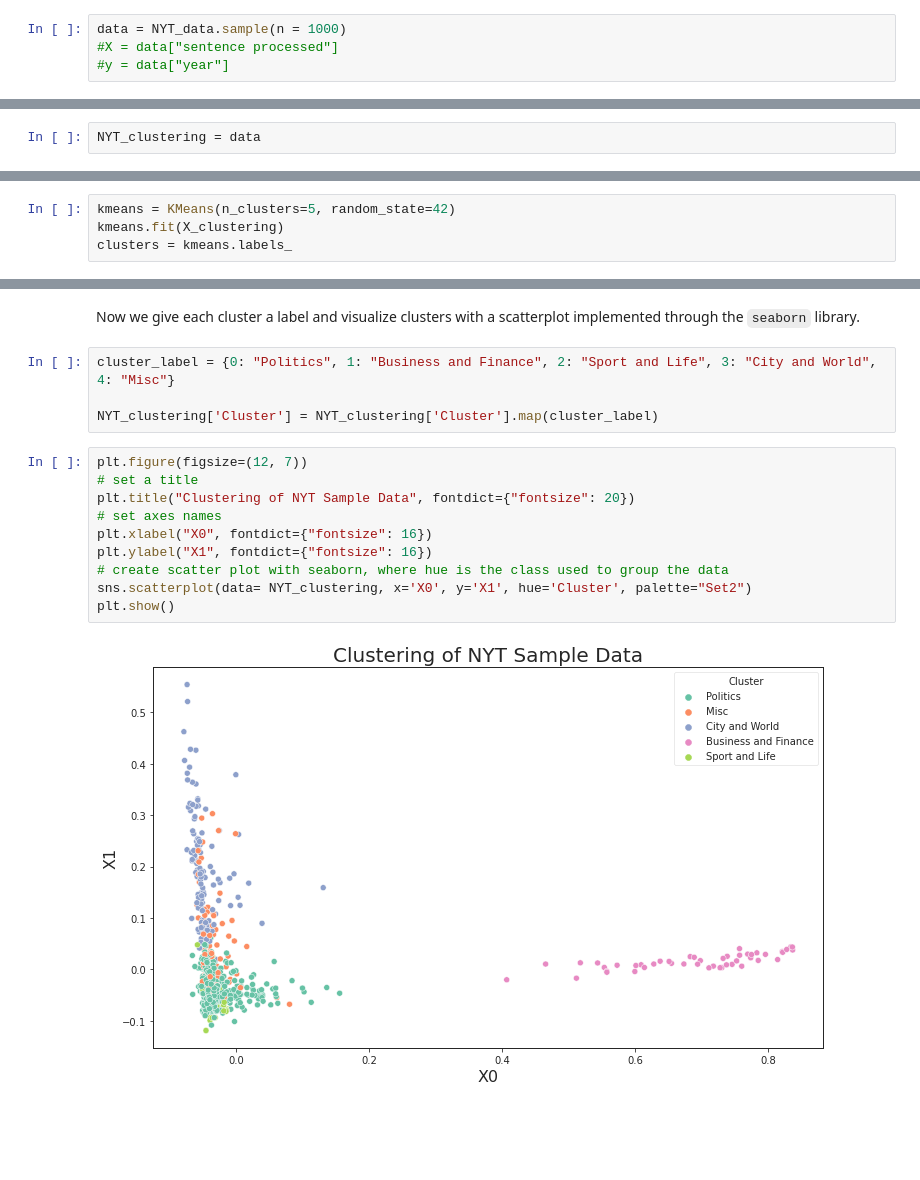
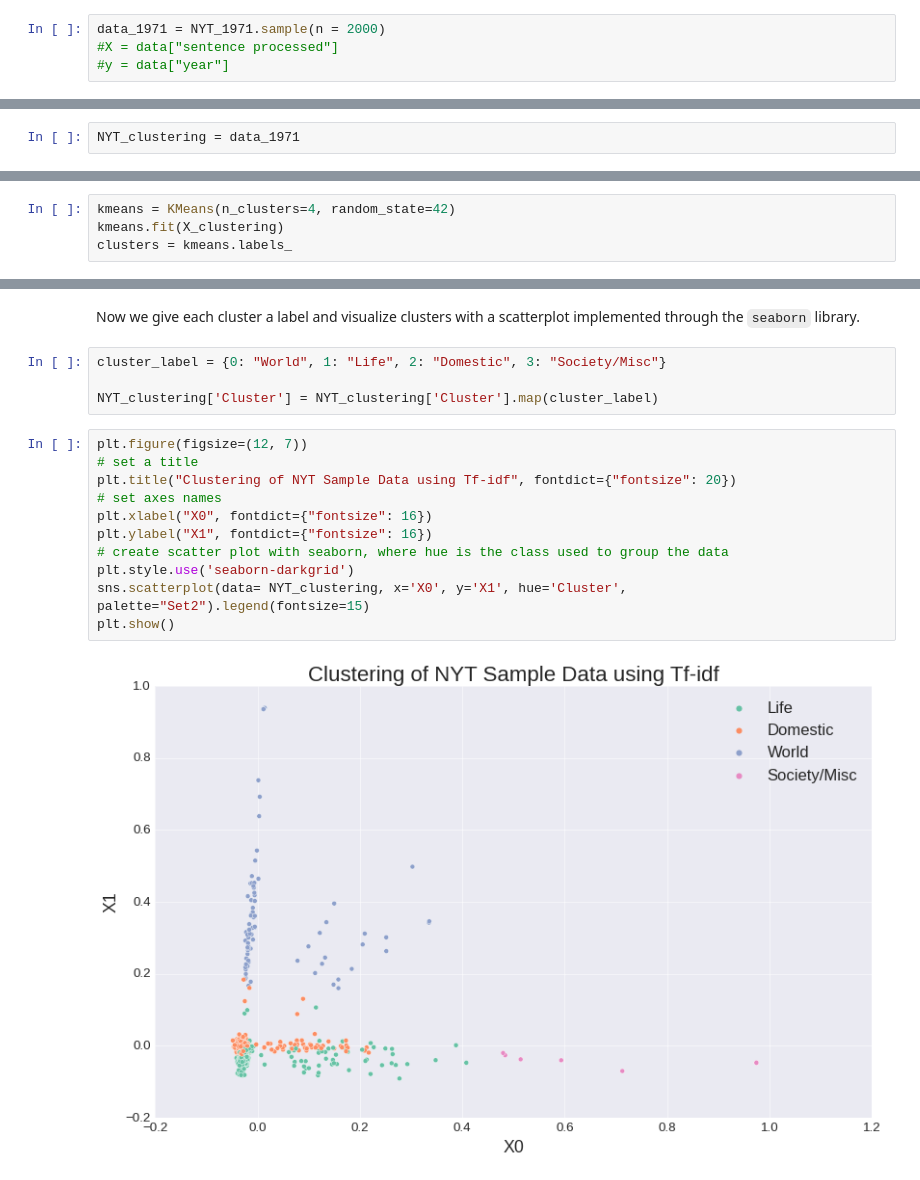
Before and after one commit to jcvincentliu/Diving-into-NYT-Articles-in-Four-Years, a Jupyter notebook: project.ipynb, the cells around one changed output, grey strips where cells are left out. Cells and saved outputs as stored; diff of their text form; blank space fills up the shorter version.

```diff
--- a/project.ipynb
+++ b/project.ipynb
@@ -622,13 +628,13 @@ NYT_data.tail(5)
 | 324892 | 2020 | Six new paperbacks to check out t... | six new paperbacks check week new... | [six, new, paperbacks, check, wee... | [six new, new paperbacks, paperba... |
 | 324893 | 2020 | After a year punctuated by a pand... | year punctuated pandemic unemploy... | [year, punctuated, pandemic, unem... | [year punctuated, punctuated pand... |
 # %%
-data = NYT_data.sample(n = 1000)
+data_1971 = NYT_1971.sample(n = 2000)
 #X = data["sentence processed"]
 #y = data["year"]
 # %%
 #X_train, X_test, y_train, y_test = model_selection.train_test_split(X, y, test_size=0.5, random_state=42)
 # %%
-NYT_clustering = data
+NYT_clustering = data_1971
 # %% [markdown]
 #### 1. K-means Clustering with Tf-IDF
 
@@ -641,6 +649,6 @@ X_clustering = vectorizer.fit_transform(NYT_clustering['sentence processed'])
 # %% [markdown]
 Now, we apply kmean algorithm to out data. For simplicity, I set the number of desired clusters to 5, but the number could be higher or lower than this.
 # %%
-kmeans = KMeans(n_clusters=5, random_state=42)
+kmeans = KMeans(n_clusters=4, random_state=42)
 kmeans.fit(X_clustering)
 clusters = kmeans.labels_
@@ -689,19 +686,20 @@ robert,state,one,new,today,miss,daughter,died,son,said,last,married,yesterday,fi
 # %% [markdown]
 Now we give each cluster a label and visualize clusters with a scatterplot implemented through the `seaborn` library.
 # %%
-cluster_label = {0: "Politics", 1: "Business and Finance", 2: "Sport and Life", 3: "City and World", 4: "Misc"}
+cluster_label = {0: "World", 1: "Life", 2: "Domestic", 3: "Society/Misc"}
 
 NYT_clustering['Cluster'] = NYT_clustering['Cluster'].map(cluster_label)
 # %%
 plt.figure(figsize=(12, 7))
 # set a title
-plt.title("Clustering of NYT Sample Data", fontdict={"fontsize": 20})
+plt.title("Clustering of NYT Sample Data using Tf-idf", fontdict={"fontsize": 20})
 # set axes names
 plt.xlabel("X0", fontdict={"fontsize": 16})
 plt.ylabel("X1", fontdict={"fontsize": 16})
 # create scatter plot with seaborn, where hue is the class used to group the data
-sns.scatterplot(data= NYT_clustering, x='X0', y='X1', hue='Cluster', palette="Set2")
+plt.style.use('seaborn-darkgrid')
+sns.scatterplot(data= NYT_clustering, x='X0', y='X1', hue='Cluster', palette="Set2").legend(fontsize=15)
 plt.show()
 # %% [output]
-[figure, old version]
+[figure, new version]
 # %% [markdown]
```
Also changed, not shown: parts of 49 cells of this notebook.
